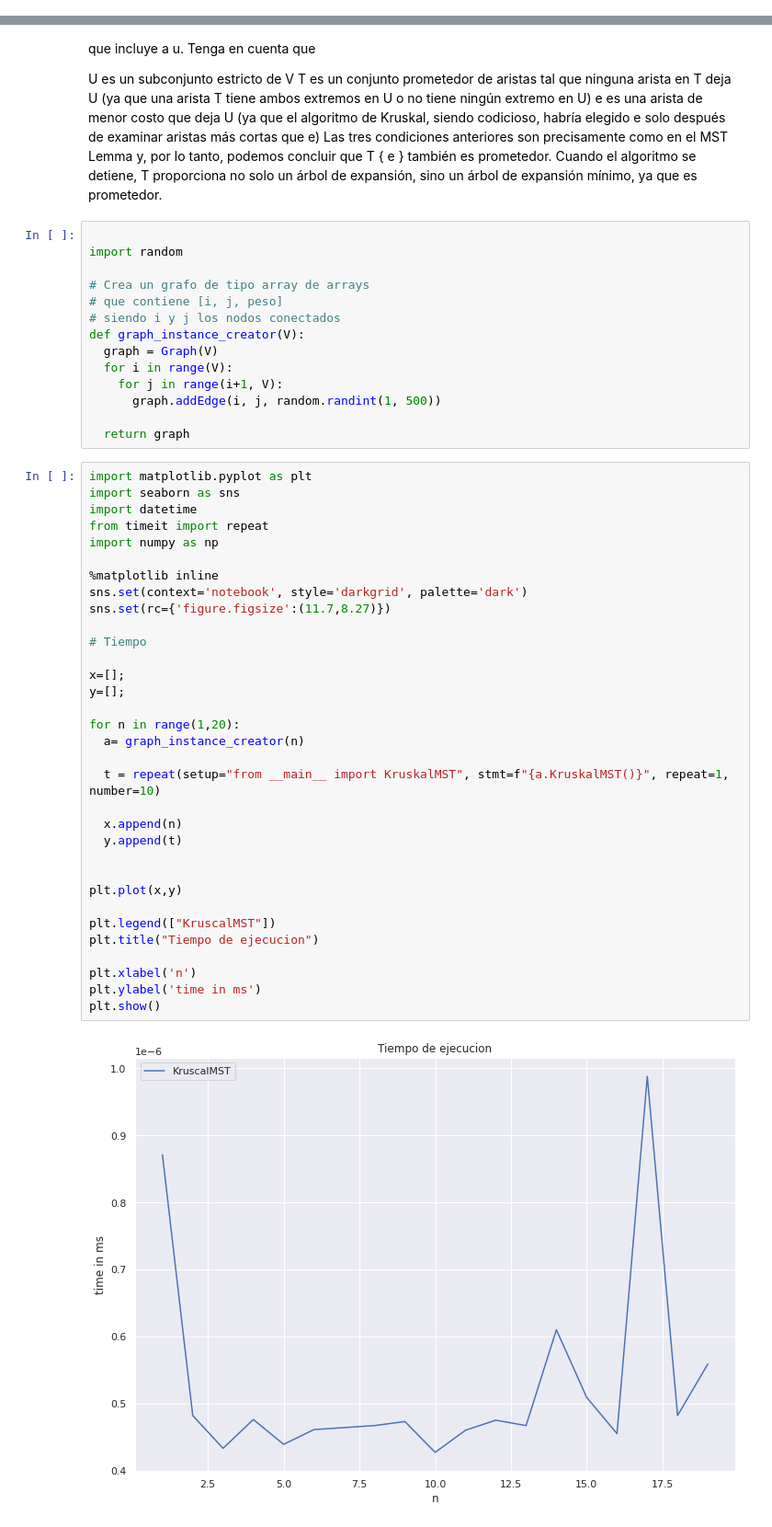
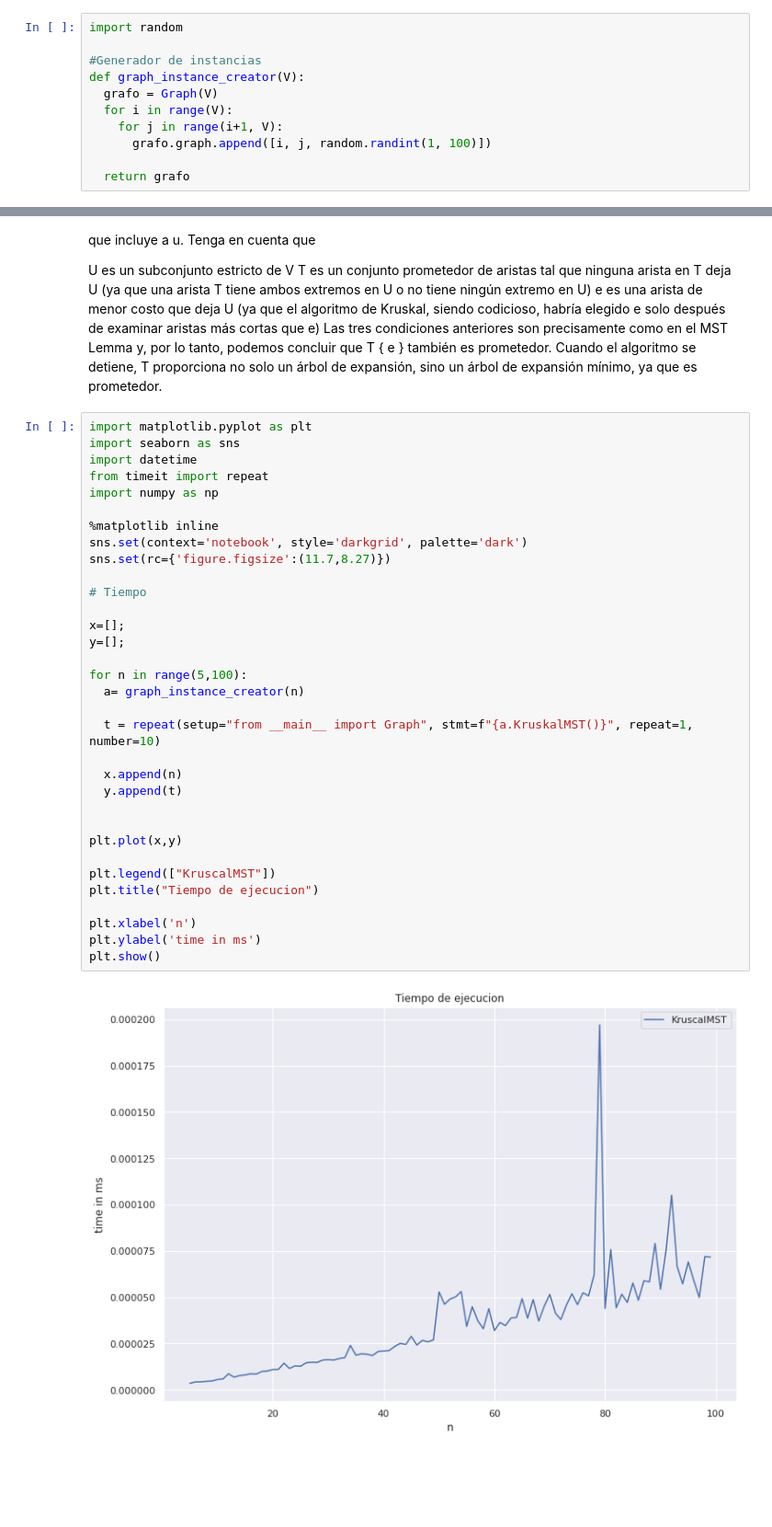
Before and after one commit to Estebanc0/ADA-Informe, a Jupyter notebook: Informe11.ipynb, the cells around one changed output, grey strips where cells are left out. Shown at 92% size. Saved outputs shown, nothing was run; the diff lists cells and outputs as text; blank space fills up the shorter version.

```diff
--- a/Informe11.ipynb
+++ b/Informe11.ipynb
@@ -125,0 +174,11 @@ O(ElogE) o O(ElogV), la clasificación de los bordes requiere tiempo O(ELogE) (d
+# %%
+import random
+
+#Generador de instancias
+def graph_instance_creator(V):
+  grafo = Graph(V)
+  for i in range(V):
+    for j in range(i+1, V):
+      grafo.graph.append([i, j, random.randint(1, 100)])
+
+  return grafo
@@ -138,52 +228,38 @@ U es un subconjunto estricto de V
 T es un conjunto prometedor de aristas tal que ninguna arista en T deja U (ya que una arista T tiene ambos extremos en U o no tiene ningún extremo en U)
 e es una arista de menor costo que deja U (ya que el algoritmo de Kruskal, siendo codicioso, habría elegido e solo después de examinar aristas más cortas que e)
 Las tres condiciones anteriores son precisamente como en el MST Lemma y, por lo tanto, podemos concluir que  T { e } también es prometedor. Cuando el algoritmo se detiene, T proporciona no solo un árbol de expansión, sino un árbol de expansión mínimo, ya que es prometedor.
-# %%
-
-import random
-
-# Crea un grafo de tipo array de arrays
-# que contiene [i, j, peso]
-# siendo i y j los nodos conectados
-def graph_instance_creator(V):
-  graph = Graph(V)
-  for i in range(V):
-    for j in range(i+1, V):
-      graph.addEdge(i, j, random.randint(1, 500))
-
-  return graph
 # %%
 import matplotlib.pyplot as plt
 import seaborn as sns
 import datetime
 from timeit import repeat
 import numpy as np
 
 %matplotlib inline
 sns.set(context='notebook', style='darkgrid', palette='dark')
 sns.set(rc={'figure.figsize':(11.7,8.27)})
 
 # Tiempo
 
 x=[];
 y=[];
 
-for n in range(1,20):
+for n in range(5,100):
   a= graph_instance_creator(n)
 
-  t = repeat(setup="from __main__ import KruskalMST", stmt=f"{a.KruskalMST()}", repeat=1, number=10)
+  t = repeat(setup="from __main__ import Graph", stmt=f"{a.KruskalMST()}", repeat=1, number=10)
 
   x.append(n)
   y.append(t)
 
 
 plt.plot(x,y)
 
 plt.legend(["KruscalMST"])
 plt.title("Tiempo de ejecucion")
 
 plt.xlabel('n')
 plt.ylabel('time in ms')
 plt.show()
 # %% [output]
-[figure, old version]
+[figure, new version]
```
Also changed, not shown: parts of 14 cells of this notebook.
